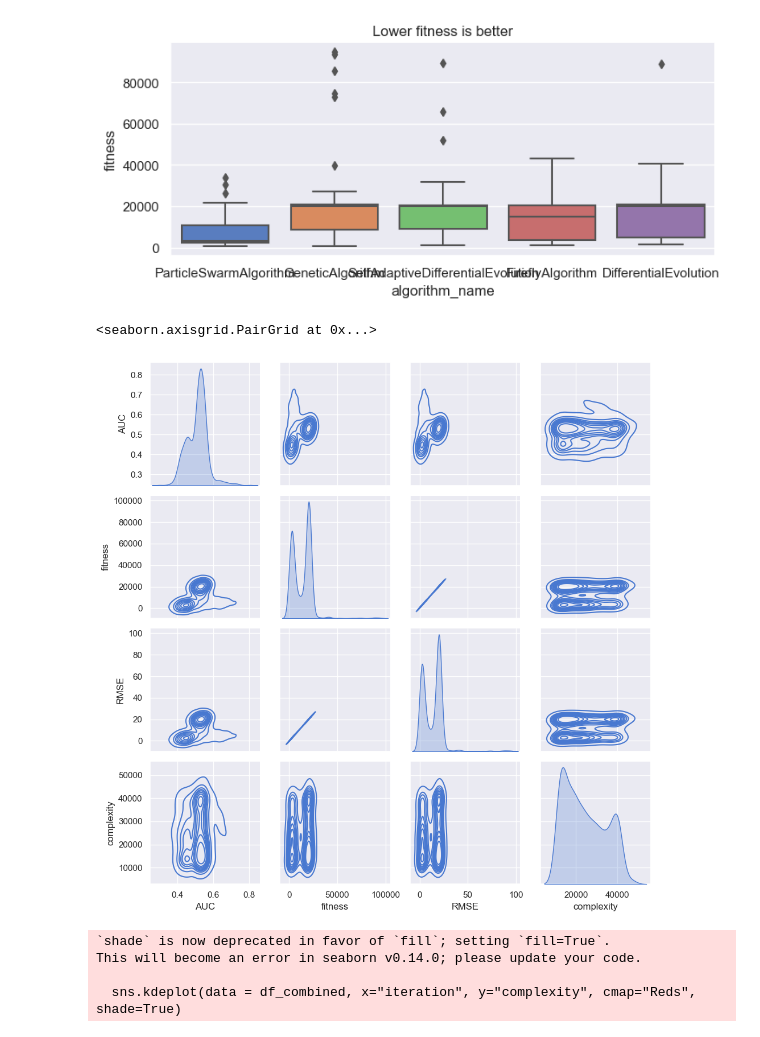
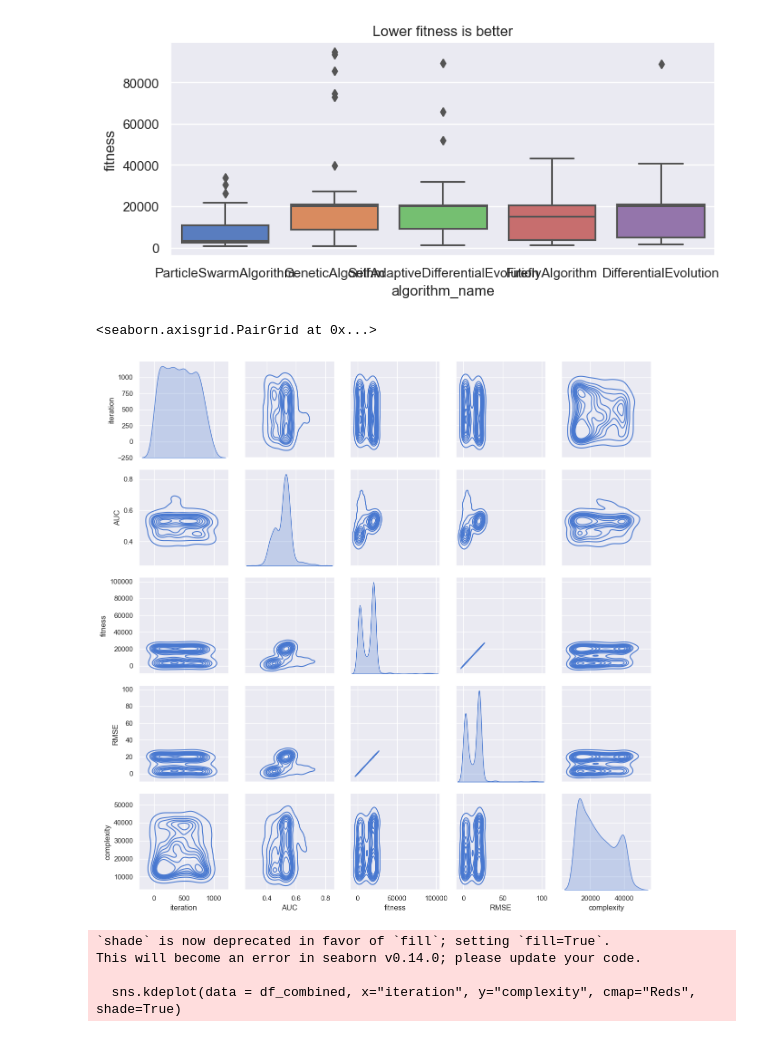
Before and after one commit to SasoPavlic/NiaNetAD, a Jupyter notebook: analyse.ipynb, the cells around one changed output. Saved outputs shown, nothing was run; the diff lists cells and outputs as text; code cells hidden in the pictures.

Commit message:
Added more data analysis plots part 2

```diff
--- a/analyse.ipynb
+++ b/analyse.ipynb
@@ -478,10 +478,10 @@ plt.show()
 # %% [output]
 [figure]
 # %%
-sns.pairplot(df_combined[["AUC","fitness","RMSE", "complexity"]],kind="kde")
+sns.pairplot(df_combined[["iteration","AUC","fitness","RMSE", "complexity"]],kind="kde")
 # %% [output]
 <seaborn.axisgrid.PairGrid at 0x...>
-[figure, old version]
+[figure, new version]
 # %%
 sns.kdeplot(data = df_combined, x="iteration", y="complexity", cmap="Reds", shade=True)
 plt.title('Relationship between iteration score and complexity', loc='left')
```
Also changed, not shown: parts of 2 cells of this notebook.
